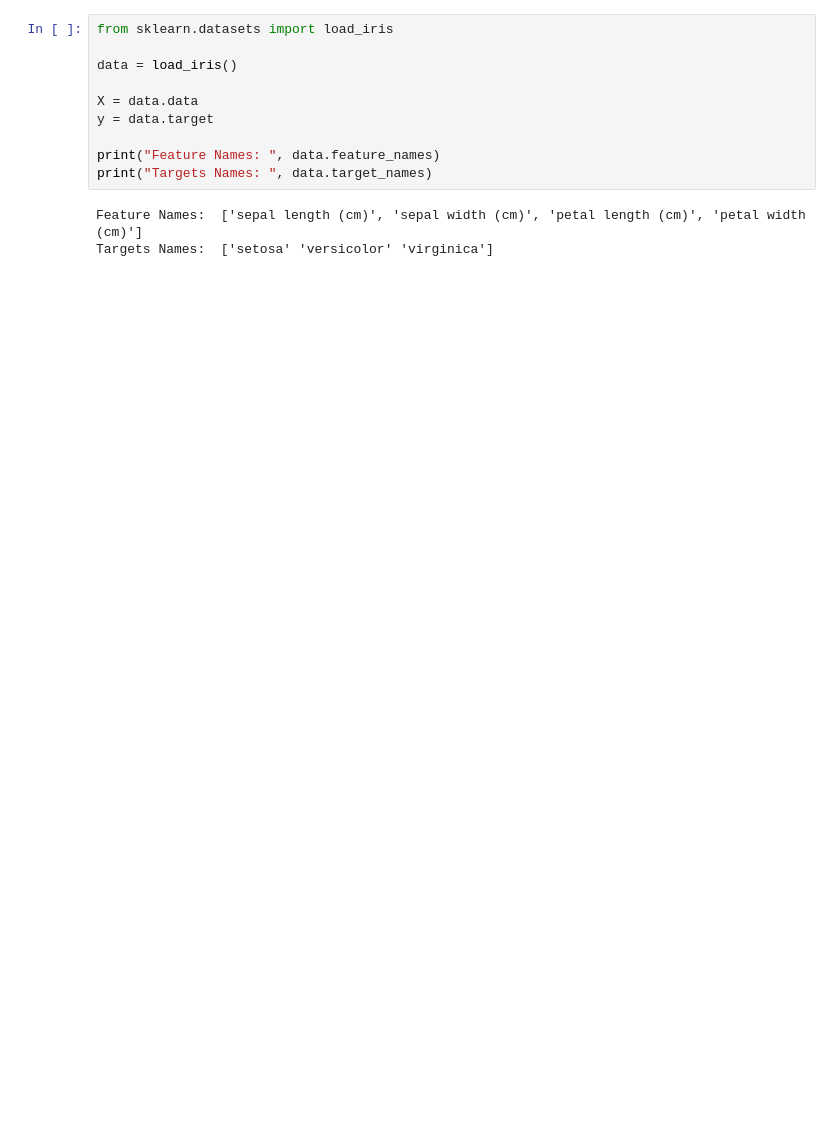
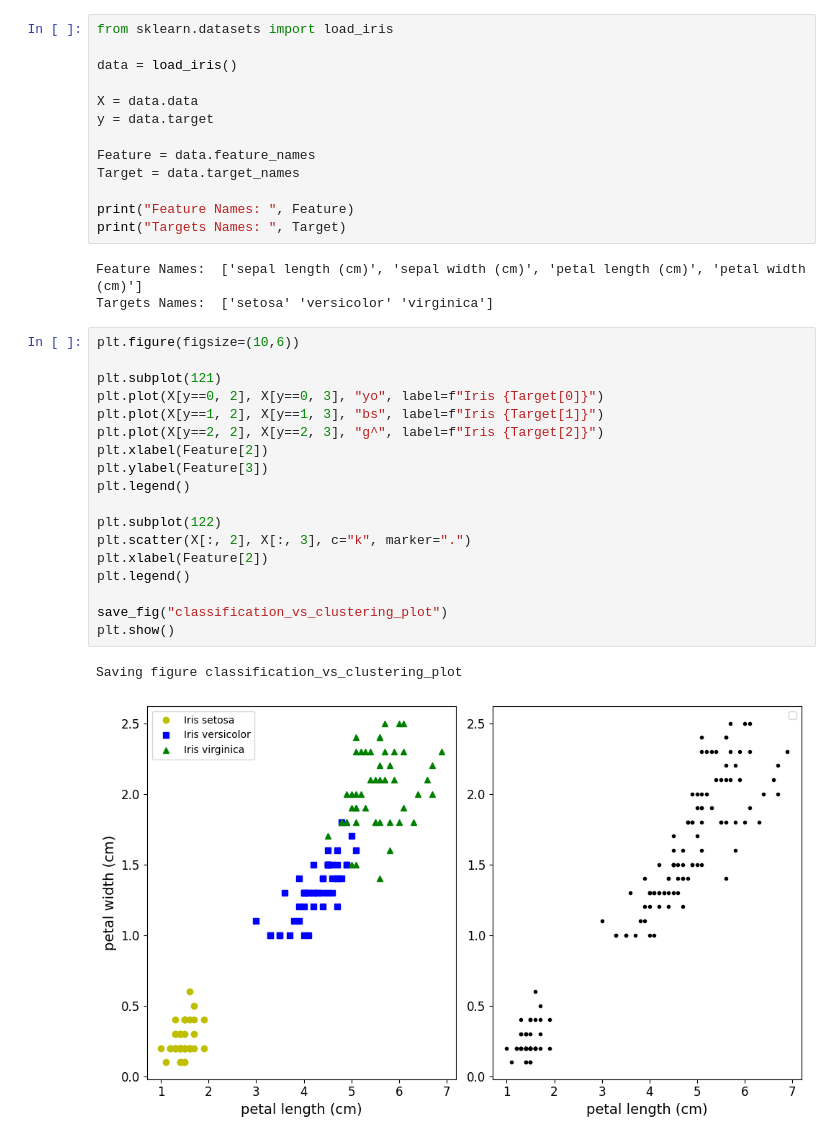
Before and after one commit to Pavan-jangid-here/Learning, a Jupyter notebook: Machine Learning (ML)/8. Unsupervised Learning.ipynb, the cells around one changed output. Saved outputs shown, nothing was run; the diff lists cells and outputs as text; blank space fills up the shorter version.

Commit message:
started with visualization problems

```diff
--- a/Machine Learning (ML)/8. Unsupervised Learning.ipynb
+++ b/Machine Learning (ML)/8. Unsupervised Learning.ipynb
@@ -44,8 +44,32 @@ data = load_iris()
 X = data.data
 y = data.target
 
-print("Feature Names: ", data.feature_names)
-print("Targets Names: ", data.target_names)
+Feature = data.feature_names
+Target = data.target_names
+
+print("Feature Names: ", Feature)
+print("Targets Names: ", Target)
 # %% [output]
 Feature Names:  ['sepal length (cm)', 'sepal width (cm)', 'petal length (cm)', 'petal width (cm)']
 Targets Names:  ['setosa' 'versicolor' 'virginica']
+# %%
+plt.figure(figsize=(10,6))
+
+plt.subplot(121)
+plt.plot(X[y==0, 2], X[y==0, 3], "yo", label=f"Iris {Target[0]}")
+plt.plot(X[y==1, 2], X[y==1, 3], "bs", label=f"Iris {Target[1]}")
+plt.plot(X[y==2, 2], X[y==2, 3], "g^", label=f"Iris {Target[2]}")
+plt.xlabel(Feature[2])
+plt.ylabel(Feature[3])
+plt.legend()
+
+plt.subplot(122)
+plt.scatter(X[:, 2], X[:, 3], c="k", marker=".")
+plt.xlabel(Feature[2])
+plt.legend()
+
+save_fig("classification_vs_clustering_plot")
+plt.show()
+# %% [output]
+Saving figure classification_vs_clustering_plot
+[figure, added]
```
Also changed, not shown: 1 other file.
